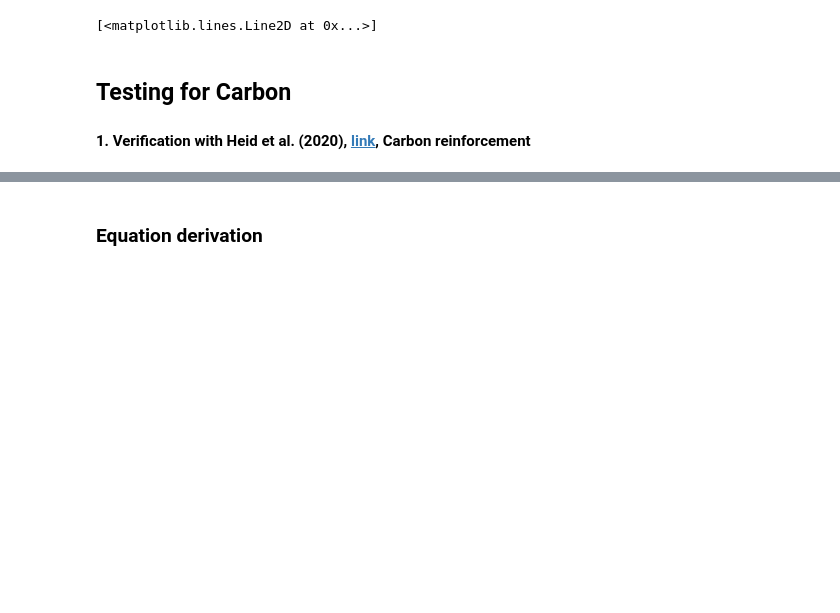
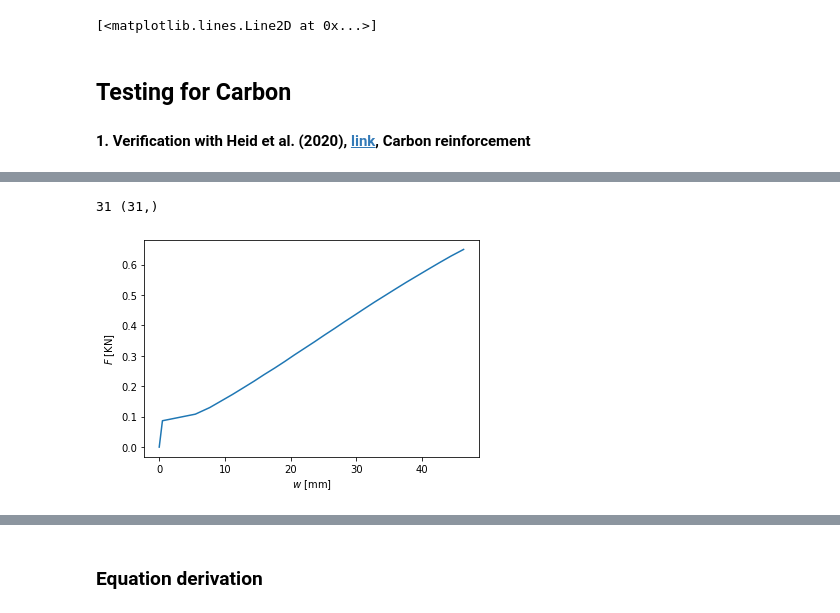
Before and after one commit to bmcs-group/bmcs_beam, a Jupyter notebook: notebooks/assessment rule derivation_homam_saeed.ipynb, the cells around one changed output, grey strips where cells are left out. Saved outputs shown, nothing was run; the diff lists cells and outputs as text; code cells hidden in the pictures; blank space fills up the shorter version.

```diff
--- a/notebooks/assessment rule derivation_homam_saeed.ipynb
+++ b/notebooks/assessment rule derivation_homam_saeed.ipynb
@@ -297,0 +385,16 @@ dp.beam_design.L = 840
+# %%
+# running the deflection analysis
+F_data_inx, w_data_inx = dp.get_Fw_inx(49)
+F_data_inx, w_data_inx = dp.get_Fw()
+
+print(F_data.size, w_data.shape)
+# plotting, post-processing & saving the data
+plt.plot(w_data_inx, F_data_inx/1000, 'b-', )
+plt.xlabel(r'$w$ [mm]')
+plt.ylabel(r'$F$ [KN]')
+plt.show()
+
+# f, w = dp.get_Fw_inx(self, 10)
+# %% [output]
+31 (31,)
+[figure, added]
```
Also changed, not shown: parts of 55 cells of this notebook, 1 other file.
